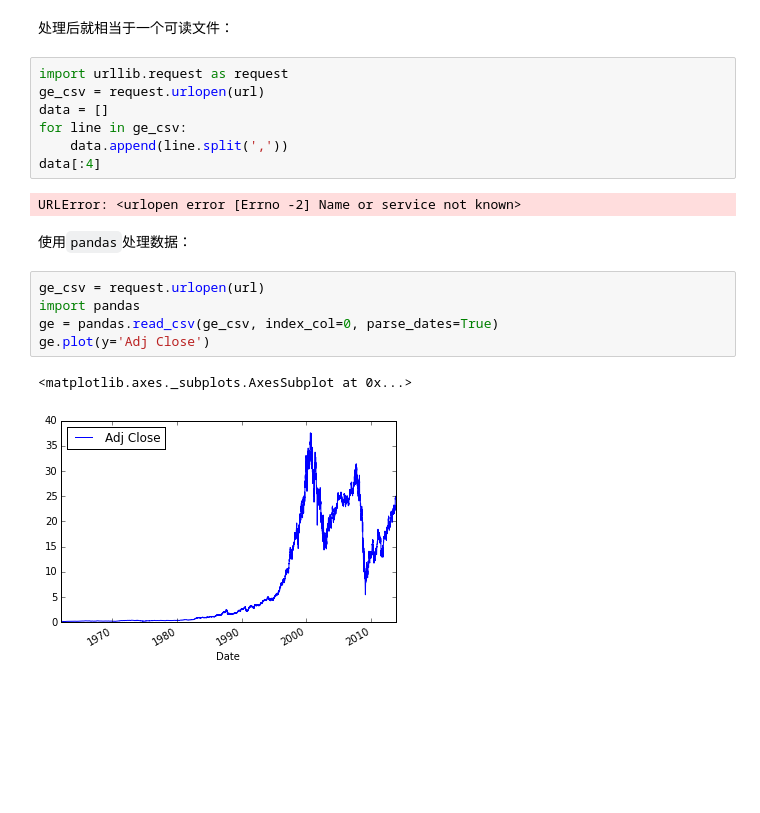
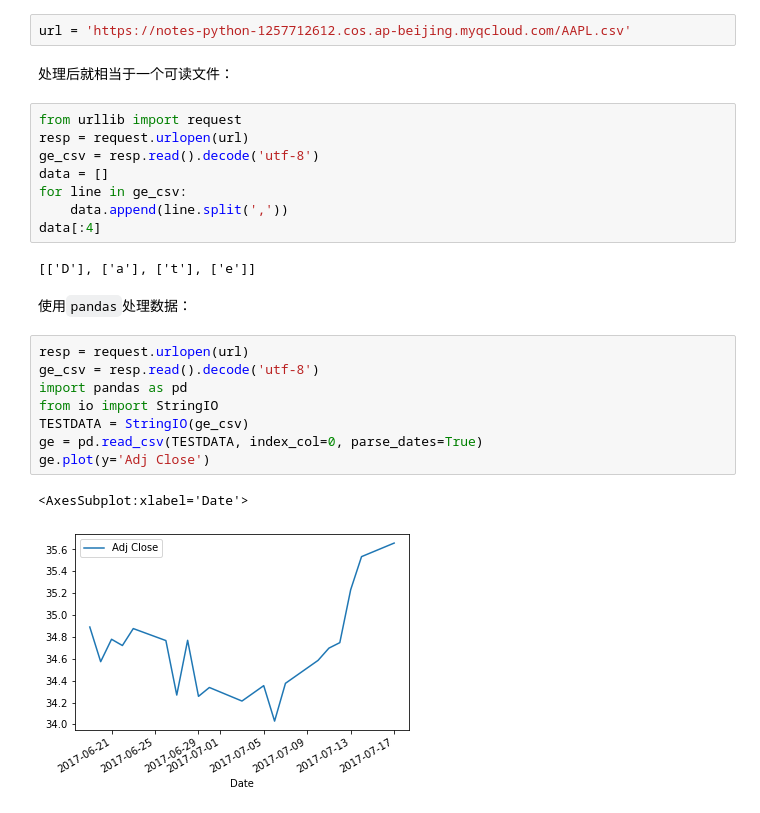
Before and after one commit to lusi1990/notes-python, a Jupyter notebook: 02-python-essentials/02.01-a-tour-of-python.ipynb, the cells around one changed output. Drawn from its saved outputs; the diff is of its cells as text; blank space fills up the shorter version.

```diff
--- a/02-python-essentials/02.01-a-tour-of-python.ipynb
+++ b/02-python-essentials/02.01-a-tour-of-python.ipynb
@@ -432,21 +432,27 @@ url = 'https://ichart.finance.yahoo.com/table.csv?s=GE&d=10&e=5&f=2013&g=d&a=0&b
+# %%
+url = 'https://notes-python-1257712612.cos.ap-beijing.myqcloud.com/AAPL.csv'
 # %% [markdown]
 处理后就相当于一个可读文件：
 # %%
-import urllib.request as request
-ge_csv = request.urlopen(url)
+from urllib import request
+resp = request.urlopen(url)
+ge_csv = resp.read().decode('utf-8')
 data = []
 for line in ge_csv:
     data.append(line.split(','))
 data[:4]
 # %% [output]
-URLError: <urlopen error [Errno -2] Name or service not known>
+[['D'], ['a'], ['t'], ['e']]
 # %% [markdown]
 使用`pandas`处理数据：
 # %%
-ge_csv = request.urlopen(url)
-import pandas
-ge = pandas.read_csv(ge_csv, index_col=0, parse_dates=True)
+resp = request.urlopen(url)
+ge_csv = resp.read().decode('utf-8')
+import pandas as pd
+from io import StringIO
+TESTDATA = StringIO(ge_csv)
+ge = pd.read_csv(TESTDATA, index_col=0, parse_dates=True)
 ge.plot(y='Adj Close')
 # %% [output]
-<matplotlib.axes._subplots.AxesSubplot at 0x...>
+<AxesSubplot:xlabel='Date'>
-[figure, old version]
+[figure, new version]
```
Also changed, not shown: parts of 2 cells of this notebook.
